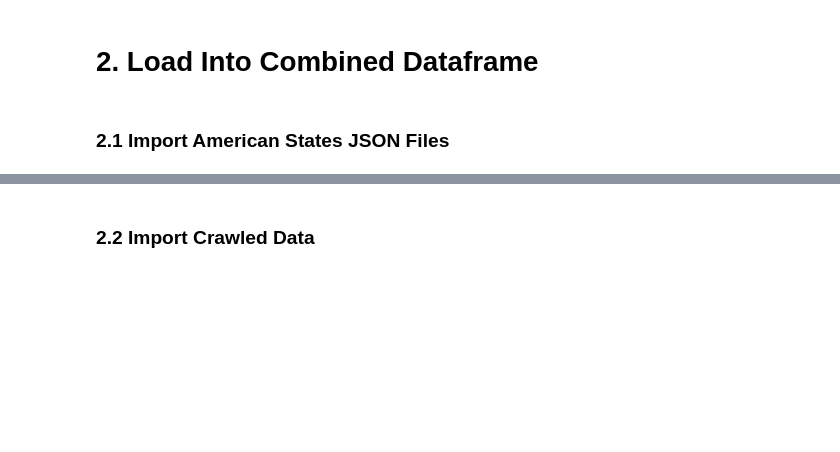
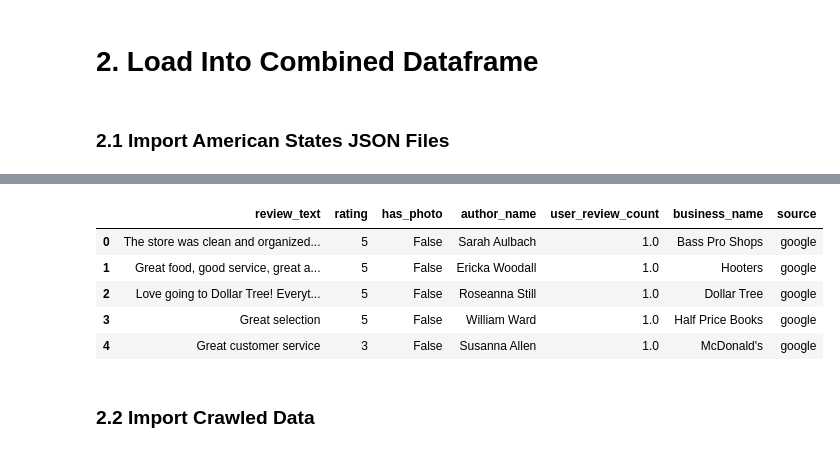
Before and after one commit to yuenning/3pandas, a Jupyter notebook: 02_data_preprocessing.ipynb, the cells around one changed output, grey strips where cells are left out. Saved outputs shown, nothing was run; the diff lists cells and outputs as text; code cells hidden in the pictures; blank space fills up the shorter version.

```diff
--- a/02_data_preprocessing.ipynb
+++ b/02_data_preprocessing.ipynb
@@ -201,0 +269,4 @@ missouri_df.head()
+# %%
+kaggle_reviews_df = pd.read_csv('./data/kaggle_cleaned_reviews.csv')
+kaggle_reviews_user_count = pd.read_csv('./data/kaggle_reviews_per_author.csv')
+kaggle_reviews_combined_df = kaggle_reviews_df.merge(kaggle_reviews_user_count, on="author_name", how="left")
@@ -201,0 +279,76 @@ missouri_df.head()
+# %%
+# --- columns we want to keep as predictors (common schema) ---
+TARGET_COLS = [
+    "review_text",        # main text signal
+    "rating",             # star rating
+    "has_photo",          # whether review includes a photo
+    "author_name",        # reviewer name (proxy for identity / patterns)
+    "user_review_count",  # reviewer activity level (google only; NaN for kaggle)
+    "business_name",      # place being reviewed
+    "source"              # data source tag
+]
+
+# --- helper to coerce a "has photo" boolean robustly ---
+def to_has_photo(series):
+    """
+    Convert a 'pics'/'photo' column to boolean:
+    True if non-null and not an empty list/string/zero-length.
+    Handles lists, strings (like '[]'), and scalars.
+    """
+    def _flag(x):
+        if x is None or (isinstance(x, float) and np.isnan(x)):
+            return False
+        # lists or tuples
+        if isinstance(x, (list, tuple, set)):
+            return len(x) > 0
+        # strings like "[]", "", JSON-ish text
+        s = str(x).strip()
+        if s in ("", "[]", "None", "nan", "NaN"):
+            return False
+        return True
+    return series.map(_flag)
+
+# 1) Normalize GOOGLE dataframe
+google_raw = google_reviews_US_combined_df.copy()
+
+google_norm = pd.DataFrame({
+    "review_text": google_raw.get("text"),
+    "rating": google_raw.get("rating"),
+    "has_photo": to_has_photo(google_raw.get("pics")),
+    "author_name": google_raw.get("name"),
+    "user_review_count": google_raw.get("user_review_count"),
+    "business_name": google_raw.get("place_name"),
+    "source": "google"
+})[TARGET_COLS]  # enforce column order
+
+# 2) Normalize KAGGLE dataframe
+kaggle_raw = kaggle_reviews_combined_df.copy()
+
+kaggle_norm = pd.DataFrame({
+    "review_text": kaggle_raw.get("text"),
+    "rating": kaggle_raw.get("rating"),
+    "has_photo": to_has_photo(kaggle_raw.get("photo")),
+    "author_name": kaggle_raw.get("author_name"),
+    "user_review_count": np.nan,              # not available in kaggle
+    "business_name": kaggle_raw.get("business_name"),
+    "source": "kaggle"
+})[TARGET_COLS]
+
+# 3) Optional hygiene: drop rows with empty/NaN review_text
+google_norm = google_norm[google_norm["review_text"].astype(str).str.strip().ne("")]
+kaggle_norm = kaggle_norm[kaggle_norm["review_text"].astype(str).str.strip().ne("")]
+
+# 4) Type coercions (helps downstream modeling)
+google_norm["rating"] = pd.to_numeric(google_norm["rating"], errors="coerce")
+kaggle_norm["rating"] = pd.to_numeric(kaggle_norm["rating"], errors="coerce")
+
+# 5) Combine
+kaggle_google_US_combined_reviews_df = pd.concat([google_norm, kaggle_norm], ignore_index=True)
+
+print("Google normalized shape:", google_norm.shape)
+print("Kaggle normalized shape:", kaggle_norm.shape)
+print("Combined shape:", kaggle_google_US_combined_reviews_df.shape)
+
+# (Optional) quick peek
+kaggle_google_US_combined_reviews_df.head()
+# %% [output]
@@ -202,2 +358,8 @@ missouri_df.head()
+|  | review_text | rating | has_photo | author_name | user_review_count | business_name | source |
+| 0 | The store was clean and organized... | 5 | False | Sarah Aulbach | 1.0 | Bass Pro Shops | google |
+| 1 | Great food, good service, great a... | 5 | False | Ericka Woodall | 1.0 | Hooters | google |
+| 2 | Love going to Dollar Tree! Everyt... | 5 | False | Roseanna Still | 1.0 | Dollar Tree | google |
+| 3 | Great selection | 5 | False | William Ward | 1.0 | Half Price Books | google |
+| 4 | Great customer service | 3 | False | Susanna Allen | 1.0 | McDonald's | google |
 # %% [markdown]
 ### 2.2 Import Crawled Data
```
Also changed, not shown: parts of 20 cells of this notebook.
